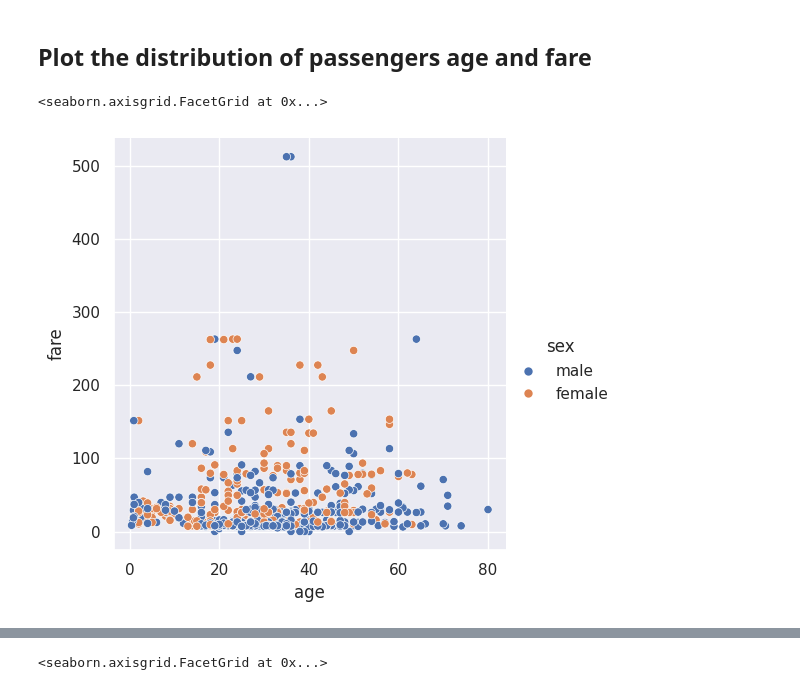
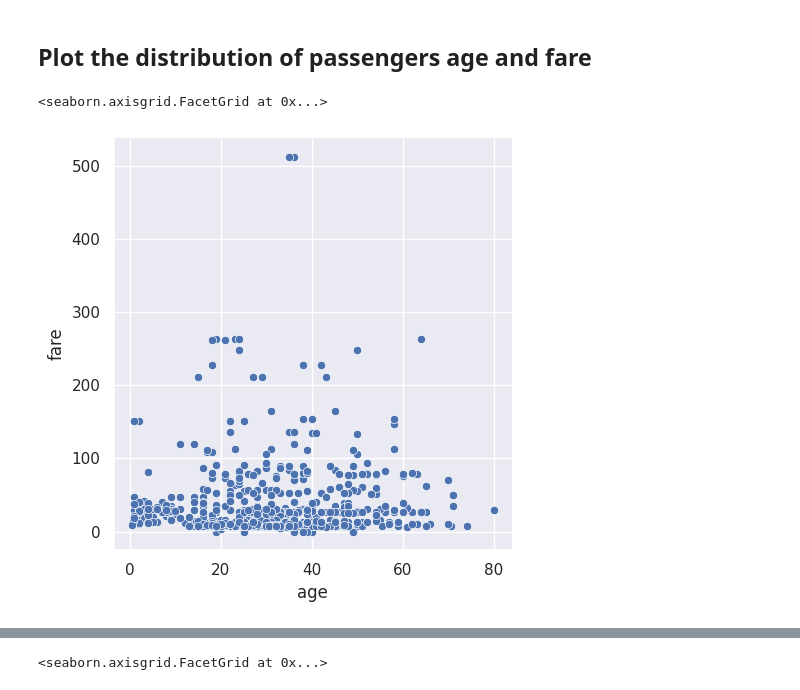
Before and after one commit to andy7622y/myfb, a Jupyter notebook: IS557/1Exercise 10.ipynb, the cells around one changed output, grey strips where cells are left out. Saved outputs shown, nothing was run; the diff lists cells and outputs as text; code cells hidden in the pictures.

```diff
--- a/IS557/1Exercise 10.ipynb
+++ b/IS557/1Exercise 10.ipynb
@@ -62,7 +62,7 @@ memory usage: 80.7+ KB
 # %% [markdown]
 ## Plot the distribution of passengers age and fare
 # %%
-sns.relplot(titanic, x = 'age', y = 'fare', hue = 'sex')
+sns.relplot(titanic, x = 'age', y = 'fare')
 # %% [output]
 <seaborn.axisgrid.FacetGrid at 0x...>
-[figure, old version]
+[figure, new version]
```
Also changed, not shown: parts of 6 cells of this notebook.
